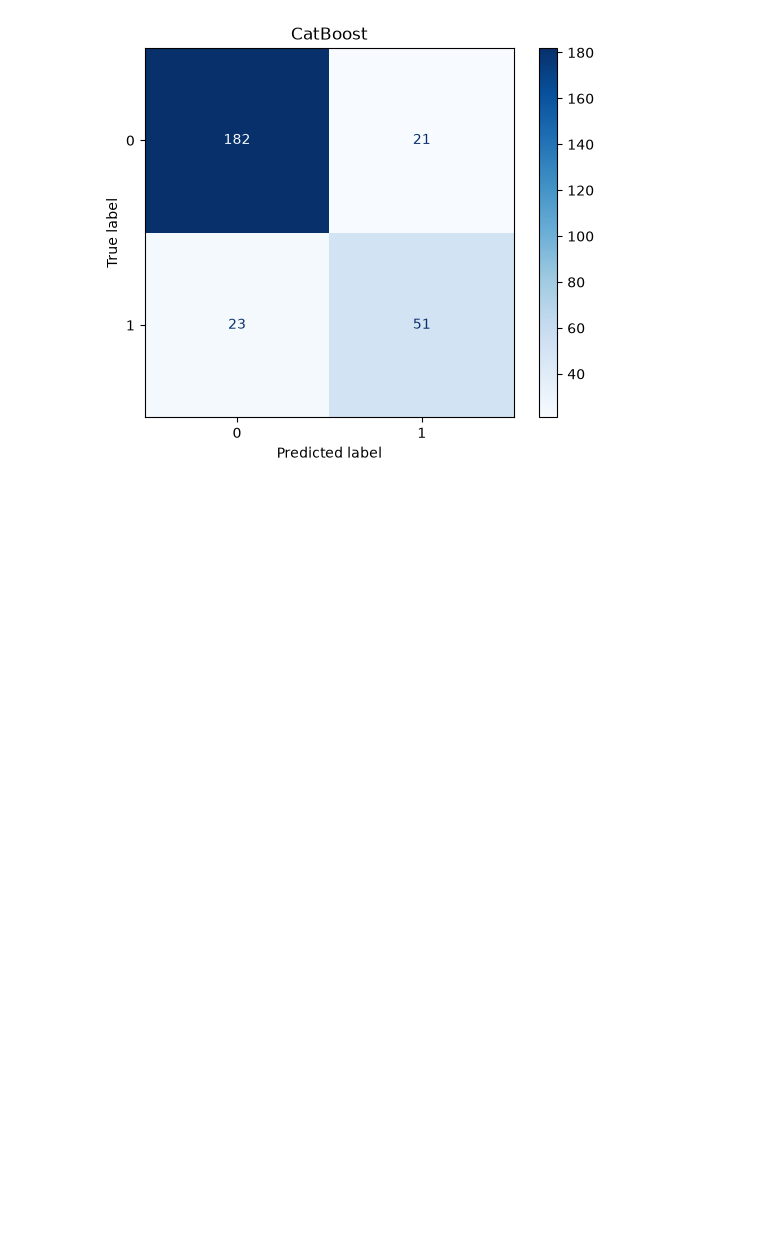
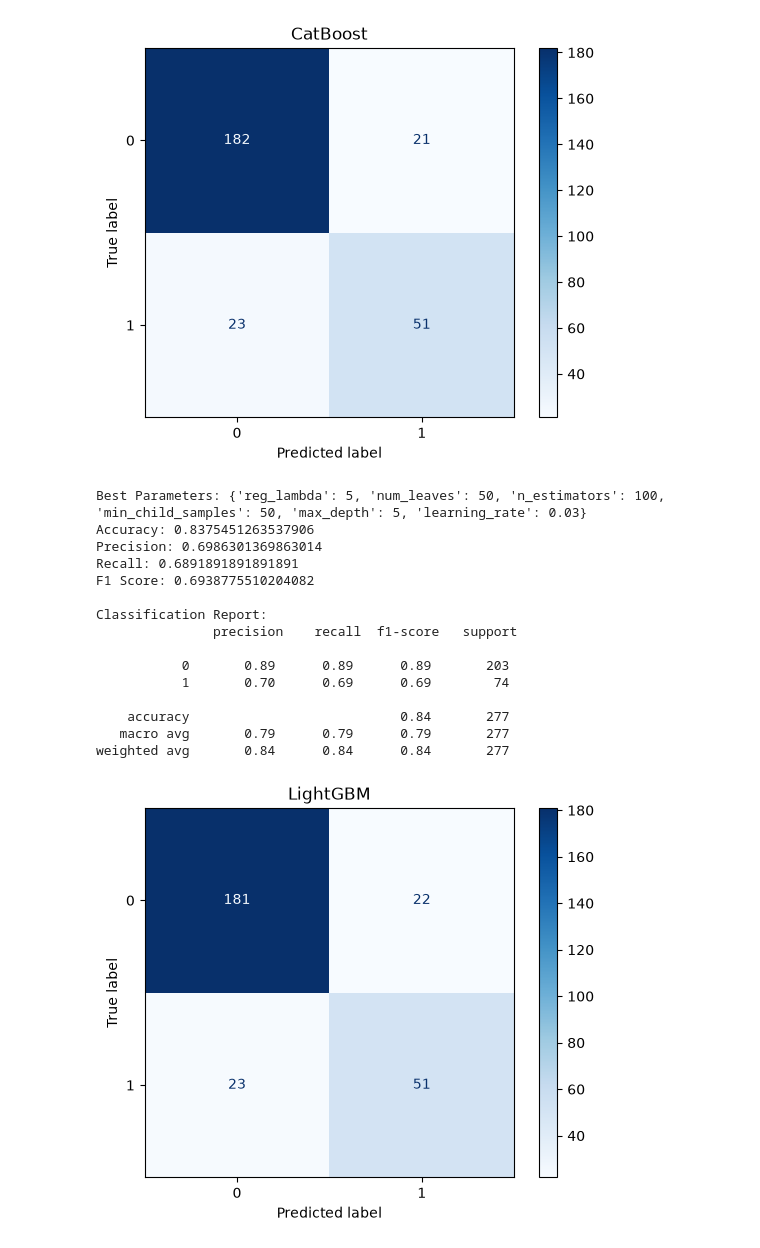
Before and after one commit to samifahim07/PROHORI--Intelligent-Disaster-Risk-Monitoring-Early-Warning-System-, a Jupyter notebook: susceptibility_training_table.ipynb, the cells around one changed output. Drawn from its saved outputs; the diff is of its cells as text; code cells hidden in the pictures; blank space fills up the shorter version.

```diff
--- a/susceptibility_training_table.ipynb
+++ b/susceptibility_training_table.ipynb
@@ -421,3 +422,49 @@ Classification Report:
    macro avg       0.80      0.79      0.80       277
 weighted avg       0.84      0.84      0.84       277
 [figure]
+# %%
+search = RandomizedSearchCV(
+    LGBMClassifier(random_state=42, verbosity=-1),
+    {
+        "n_estimators": [100, 200, 300, 500],
+        "learning_rate": [0.01, 0.03, 0.05, 0.1],
+        "max_depth": [-1, 5, 10, 15],
+        "num_leaves": [15, 31, 50, 70],
+        "min_child_samples": [10, 20, 30, 50],
+        "reg_lambda": [0, 1, 5, 10]
+    },
+    n_iter=15, cv=5, scoring="f1",
+    n_jobs=-1, random_state=42
+)
+
+search.fit(X_train, y_train)
+
+y_pred = search.best_estimator_.predict(X_test)
+
+print("Best Parameters:", search.best_params_)
+print("Accuracy:", accuracy_score(y_test, y_pred))
+print("Precision:", precision_score(y_test, y_pred, zero_division=0))
+print("Recall:", recall_score(y_test, y_pred, zero_division=0))
+print("F1 Score:", f1_score(y_test, y_pred, zero_division=0))
+print("\nClassification Report:\n", classification_report(y_test, y_pred, zero_division=0))
+
+ConfusionMatrixDisplay.from_predictions(y_test, y_pred, cmap="Blues")
+plt.title("LightGBM")
+plt.show()
+# %% [output]
+Best Parameters: {'reg_lambda': 5, 'num_leaves': 50, 'n_estimators': 100, 'min_child_samples': 50, 'max_depth': 5, 'learning_rate': 0.03}
+Accuracy: 0.8375451263537906
+Precision: 0.6986301369863014
+Recall: 0.6891891891891891
+F1 Score: 0.6938775510204082
+
+Classification Report:
+               precision    recall  f1-score   support
+
+           0       0.89      0.89      0.89       203
+           1       0.70      0.69      0.69        74
+
+    accuracy                           0.84       277
+   macro avg       0.79      0.79      0.79       277
+weighted avg       0.84      0.84      0.84       277
+[figure, added]
```
Also changed, not shown: parts of 1 cell of this notebook.
